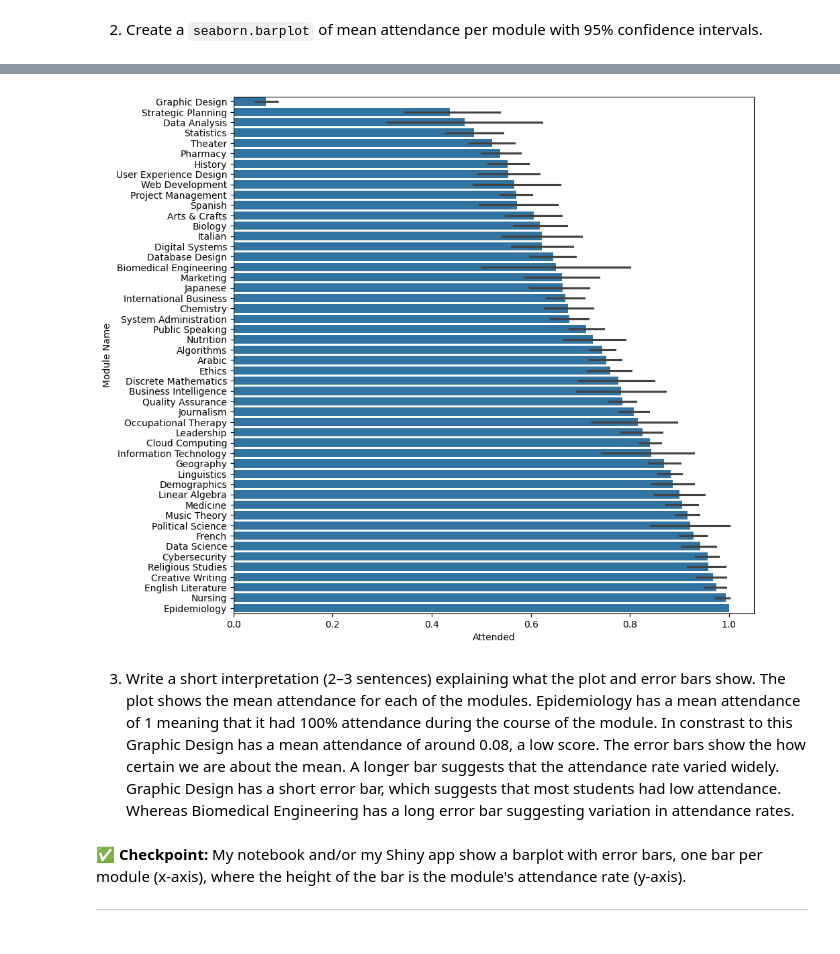
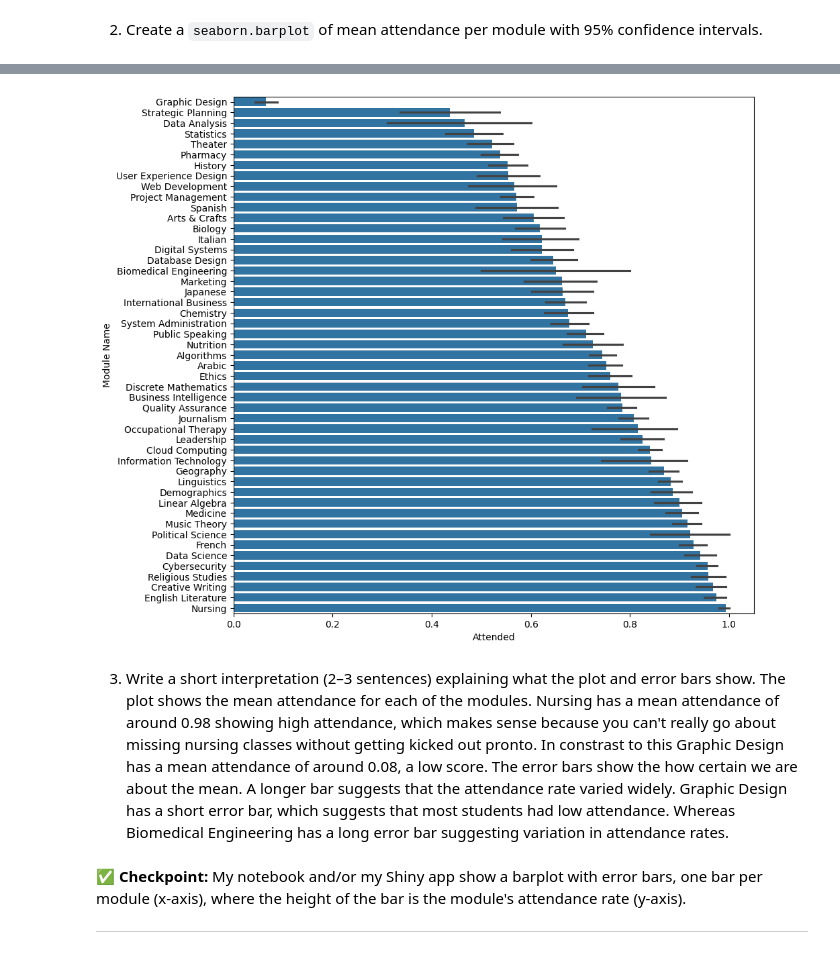
Before and after one commit to tobiade22/IDS_Summative_1, a Jupyter notebook: summative1-1.ipynb, the cells around one changed output, grey strips where cells are left out. Cells and saved outputs as stored; diff of their text form; code cells hidden in the pictures.

Commit message:
Exercise 3 Complete + Plus changes to Epidemiology

```diff
--- a/summative1-1.ipynb
+++ b/summative1-1.ipynb
@@ -405,9 +403,10 @@ df.head() # Check to see if merge was successful
 1. Compute the **mean** and **standard deviation** of attendance per module using pandas `groupby`. Consult the documentation if needed.
 # %%
 # your code here
-module_attendance_mean = df.groupby('Module Name')['Attended'].mean().sort_values() # Use groupby method to group by Module
+df_clean = df[df['Module Name'] != 'Epidemiology'].copy() # Bool indexing to remove Epidemiology
+module_attendance_mean = df_clean.groupby('Module Name')['Attended'].mean().sort_values() # Use groupby method to group by Module
                                                                                     # then find the mean based on the attended column
                                                                                     # I then sort the values to help with interpreting the visualisation later
-module_attendance_mean
+module_attendance_mean.head()
 # %% [output]
 Module Name
@@ -451,5 +430,4 @@ Name: Attended, dtype: float64
 # %% [markdown]
 2. Create a `seaborn.barplot` of mean attendance per module with 95% confidence intervals.
 # %%
-order = df.groupby('Module Name')['Attended'].mean().sort_values().index # Finds the mean and sorts the values and then creates a list based on these figures.
-order
+order = df_clean.groupby('Module Name')['Attended'].mean().sort_values().index # Finds the mean and sorts the values and then creates a list based on these figures.
@@ -471,14 +434,13 @@ Index(['Graphic Design', 'Strategic Planning', 'Data Analysis', 'Statistics',
 # %%
 fig, ax = plt.subplots(figsize=(10, 10)) # Barchart plot using seaborn
-sns.barplot(x = 'Attended', y = 'Module Name', data = df, ax=ax, order=order)
+sns.barplot(x = 'Attended', y = 'Module Name',
+            data = df_clean, ax=ax, order=order)
 plt.show()
 # %% [output]
-[figure, old version]
+[figure, new version]
 # %% [markdown]
 3. Write a short interpretation (2–3 sentences) explaining what the plot and error bars show.
-The plot shows the mean attendance for each of the modules. Epidemiology has a mean attendance of 1 meaning that it had 100% attendance during the course of the module.
-In constrast to this Graphic Design has a mean attendance of around 0.08, a low score. The error bars show the how certain we are about the mean. A longer bar suggests that
-the attendance rate varied widely. Graphic Design has a short error bar, which suggests that most students had low attendance. Whereas Biomedical Engineering has a long error bar suggesting variation in attendance rates.
+The plot shows the mean attendance for each of the modules. Nursing has a mean attendance of around 0.98 showing high attendance, which makes sense because you can't really go about missing nursing classes without getting kicked out pronto. In constrast to this Graphic Design has a mean attendance of around 0.08, a low score. The error bars show the how certain we are about the mean. A longer bar suggests that the attendance rate varied widely. Graphic Design has a short error bar, which suggests that most students had low attendance. Whereas Biomedical Engineering has a long error bar suggesting variation in attendance rates.
 # %% [markdown]
 ✅ **Checkpoint:** My notebook and/or my Shiny app show a barplot with error bars, one bar per module (x-axis), where the height of the bar is the module's attendance rate (y-axis).
 
```
Also changed, not shown: parts of 16 cells of this notebook, 1 other file.
